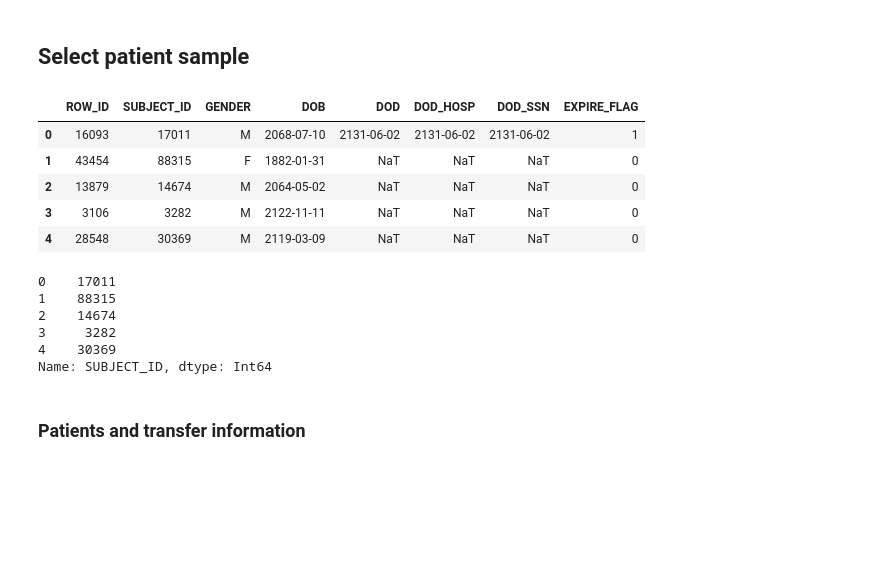
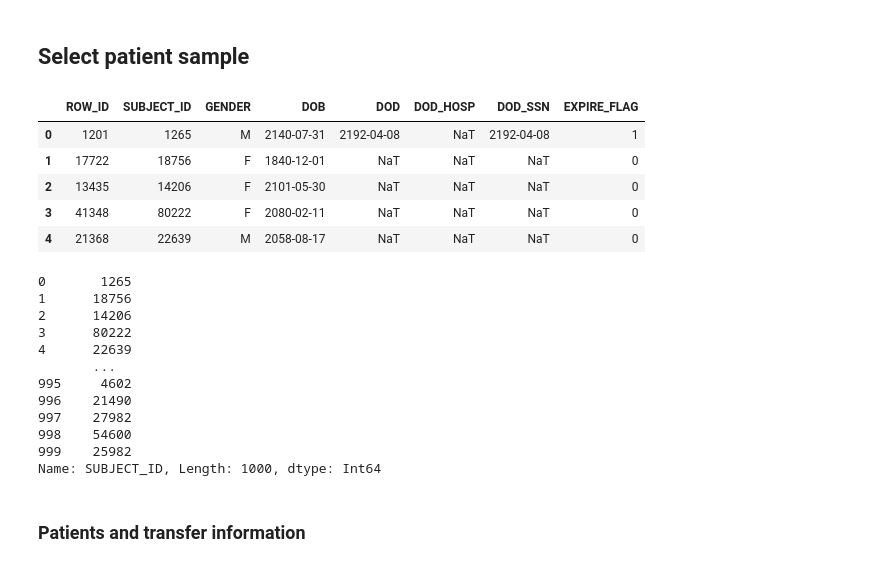
Before and after one commit to Alaskyed/Synthetic-Electronic-Health-Records-Data-using-MIMIC-III, a Jupyter notebook: get-data-from-bigquery.ipynb, the cells around one changed output. Saved outputs shown, nothing was run; the diff lists cells and outputs as text; code cells hidden in the pictures; blank space fills up the shorter version.

Commit message:
Transfer data to local PostgreSQL
Transfer data to local PostgreSQL and select 1000 patients information

```diff
--- a/bigquerytest.ipynb
+++ b/get-data-from-bigquery.ipynb
@@ -30,14 +33,14 @@ def select_data(subject_ids, query):
 # %% [markdown]
 ## Select patient sample
 # %%
-query_get_random_patients = "SELECT * FROM my-msc-project-345300.MIMIC_III.patients order by rand() limit 5;"
+query_get_random_patients = "SELECT * FROM my-msc-project-345300.MIMIC_III.patients order by rand() limit 1000;"
 random_patients_df = client.query(query_get_random_patients).result().to_dataframe()
 
 random_patients_df.head()
 # %% [output]
 |  | ROW_ID | SUBJECT_ID | GENDER | DOB | DOD | DOD_HOSP | DOD_SSN | EXPIRE_FLAG |
-| 0 | 16093 | 17011 | M | 2068-07-10 | 2131-06-02 | 2131-06-02 | 2131-06-02 | 1 |
-| 1 | 43454 | 88315 | F | 1882-01-31 | NaT | NaT | NaT | 0 |
-| 2 | 13879 | 14674 | M | 2064-05-02 | NaT | NaT | NaT | 0 |
-| 3 | 3106 | 3282 | M | 2122-11-11 | NaT | NaT | NaT | 0 |
-| 4 | 28548 | 30369 | M | 2119-03-09 | NaT | NaT | NaT | 0 |
+| 0 | 1201 | 1265 | M | 2140-07-31 | 2192-04-08 | NaT | 2192-04-08 | 1 |
+| 1 | 17722 | 18756 | F | 1840-12-01 | NaT | NaT | NaT | 0 |
+| 2 | 13435 | 14206 | F | 2101-05-30 | NaT | NaT | NaT | 0 |
+| 3 | 41348 | 80222 | F | 2080-02-11 | NaT | NaT | NaT | 0 |
+| 4 | 21368 | 22639 | M | 2058-08-17 | NaT | NaT | NaT | 0 |
@@ -46,12 +51,18 @@ random_patients_df.head()
 patients_subject_ids = random_patients_df['SUBJECT_ID']
 patients_subject_ids
 # %% [output]
-0    17011
-1    88315
-2    14674
-3     3282
-4    30369
-Name: SUBJECT_ID, dtype: Int64
+0       1265
+1      18756
+2      14206
+3      80222
+4      22639
+       ...
+995     4602
+996    21490
+997    27982
+998    54600
+999    25982
+Name: SUBJECT_ID, Length: 1000, dtype: Int64
 # %% [markdown]
 ### Patients and transfer information
 # %%
```
Also changed, not shown: parts of 27 cells of this notebook, 5 other files.
